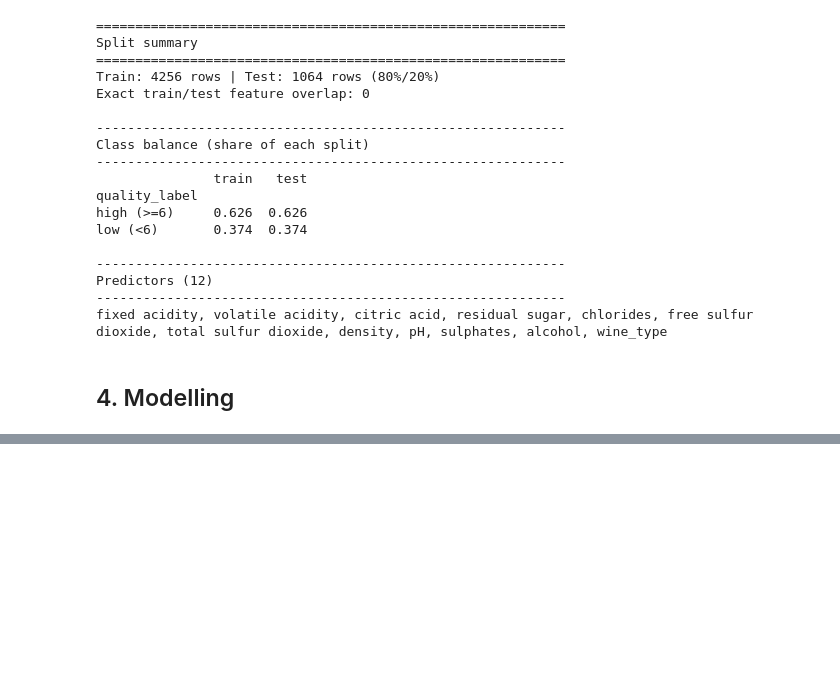
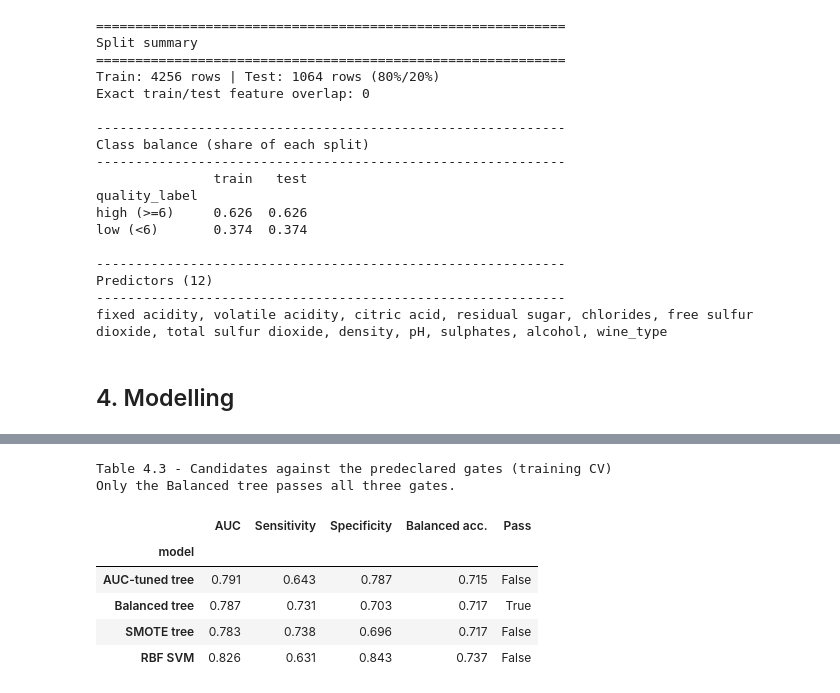
Before and after one commit to lfariabr/masters-swe-ai, a Jupyter notebook: 2026-T2/MLN/assignments/Assessment2/notebook/MLN601FariaLuisBrief2v7.ipynb, the cells around one changed output, grey strips where cells are left out. Cells and saved outputs as stored; diff of their text form; code cells hidden in the pictures; blank space fills up the shorter version.

```diff
--- a/2026-T2/MLN/assignments/Assessment2/notebook/MLN601FariaLuisBrief2v7.ipynb
+++ b/2026-T2/MLN/assignments/Assessment2/notebook/MLN601FariaLuisBrief2v7.ipynb
@@ -589,0 +711,55 @@ dt_default.fit(X_train, y_train)
+# %%
+
+# 4.1.2 - Evaluate candidates against the predeclared gates (training CV only)
+cv_scoring = {
+    "roc_auc": "roc_auc",
+    "sensitivity_low": make_scorer(recall_score, pos_label=1),
+    "specificity_high": make_scorer(recall_score, pos_label=0),
+    "balanced_accuracy": "balanced_accuracy",
+    "f1_low": "f1",
+}
+cv_candidates = {
+    "AUC-tuned tree": dt_auc,
+    "Balanced tree": dt_balanced,
+    "SMOTE tree": dt_smote,
+    "RBF SVM": svm_best,
+}
+cv_rows = []
+for model_name, candidate in cv_candidates.items():
+    scores = cross_validate(candidate, X_train, y_train, cv=5,
+                            scoring=cv_scoring, n_jobs=1)
+    row = {"model": model_name}
+    for metric in cv_scoring:
+        row[metric] = scores["test_" + metric].mean()
+        row[metric + "_std"] = scores["test_" + metric].std()
+    cv_rows.append(row)
+
+# Create a DataFrame to summarize the cross-validated metrics and check against the predefined gates
+cv_comparison = pd.DataFrame(cv_rows).set_index("model")
+cv_comparison["passes_auc"] = cv_comparison["roc_auc"] >= 0.75
+cv_comparison["passes_sensitivity"] = cv_comparison["sensitivity_low"] >= 0.70
+cv_comparison["passes_specificity"] = cv_comparison["specificity_high"] >= 0.70
+cv_comparison["passes_all_gates"] = cv_comparison[
+    ["passes_auc", "passes_sensitivity", "passes_specificity"]
+].all(axis=1)
+cv_comparison.to_csv(OUTPUT_DIR / "candidate_cv_metrics_v7.csv")
+
+print("Table 4.3 - Candidates against the predeclared gates (training CV)")
+print("Only the Balanced tree passes all three gates.")
+cv_display = (cv_comparison[["roc_auc", "sensitivity_low", "specificity_high",
+                             "balanced_accuracy", "passes_all_gates"]]
+              .rename(columns={"roc_auc": "AUC",
+                               "sensitivity_low": "Sensitivity",
+                               "specificity_high": "Specificity",
+                               "balanced_accuracy": "Balanced acc.",
+                               "passes_all_gates": "Pass"}))
+display(cv_display.round(3))
+# %% [output]
+Table 4.3 - Candidates against the predeclared gates (training CV)
+Only the Balanced tree passes all three gates.
+|  | AUC | Sensitivity | Specificity | Balanced acc. | Pass |
+| model |  |  |  |  |  |
+| AUC-tuned tree | 0.791 | 0.643 | 0.787 | 0.715 | False |
+| Balanced tree | 0.787 | 0.731 | 0.703 | 0.717 | True |
+| SMOTE tree | 0.783 | 0.738 | 0.696 | 0.717 | False |
+| RBF SVM | 0.826 | 0.631 | 0.843 | 0.737 | False |
```
Also changed, not shown: parts of 7 cells of this notebook, 5 other files.
